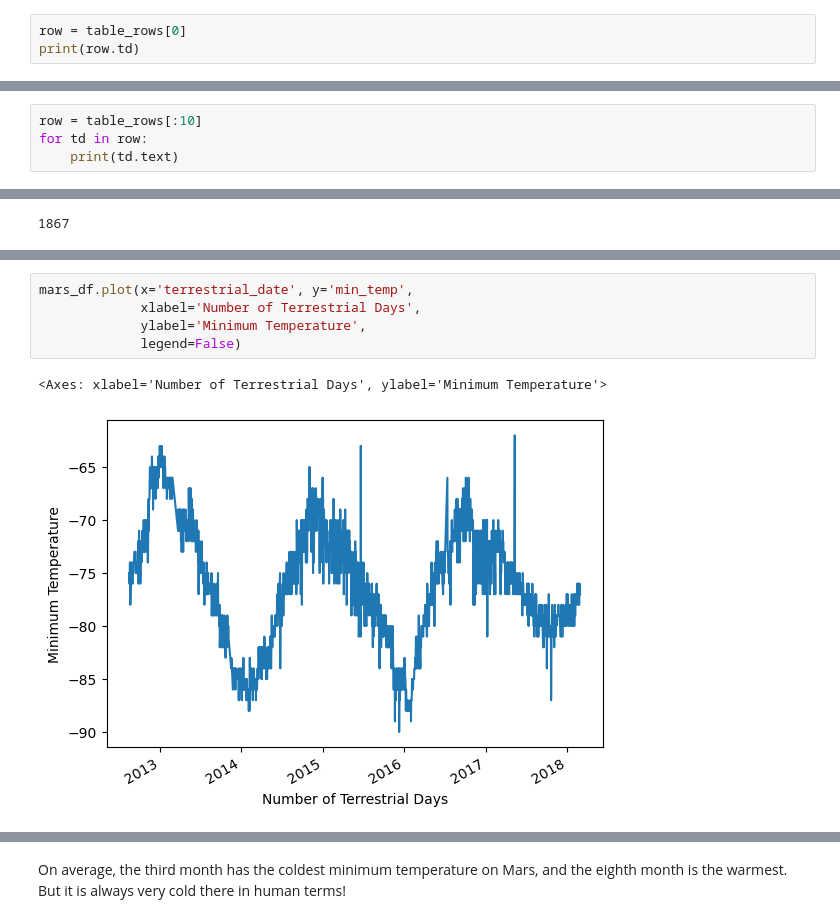
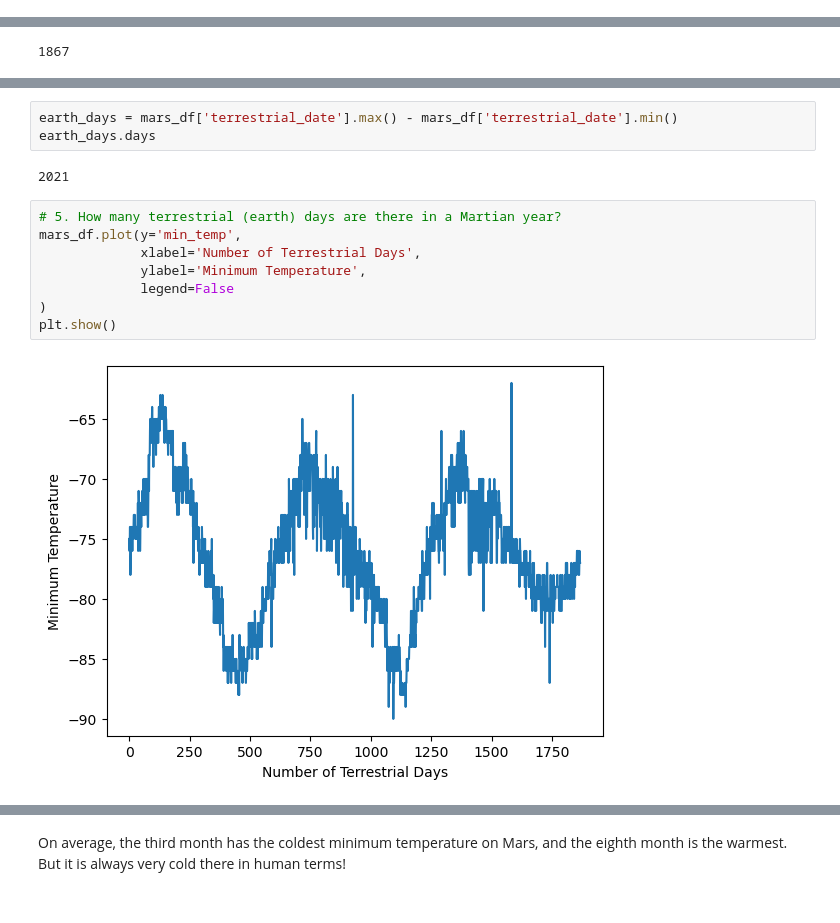
Before and after one commit to TRegan5/data-collection-challenge, a Jupyter notebook: part_2_mars_weather.ipynb, the cells around one changed output, grey strips where cells are left out. Saved outputs shown, nothing was run; the diff lists cells and outputs as text.

```diff
--- a/part_2_mars_weather.ipynb
+++ b/part_2_mars_weather.ipynb
@@ -82,3 +60,0 @@ for r in table_rows[:10]:
-# %%
-row = table_rows[0]
-print(row.td)
@@ -87,4 +60,0 @@ print(row.td)
-# %%
-row = table_rows[:10]
-for td in row:
-    print(td.text)
@@ -280,11 +254,18 @@ avg_pressure.sort_values().plot.bar(ylabel = 'Atmospheric Pressure')
 plt.show()
 # %% [output]
 [figure]
+# %%
+earth_days = mars_df['terrestrial_date'].max() - mars_df['terrestrial_date'].min()
+earth_days.days
+# %% [output]
+2021
 # %%
-mars_df.plot(x='terrestrial_date', y='min_temp',
+# 5. How many terrestrial (earth) days are there in a Martian year?
+mars_df.plot(y='min_temp',
              xlabel='Number of Terrestrial Days',
              ylabel='Minimum Temperature',
-             legend=False)
+             legend=False
+)
+plt.show()
 # %% [output]
-<Axes: xlabel='Number of Terrestrial Days', ylabel='Minimum Temperature'>
-[figure, old version]
+[figure, new version]
```
Also changed, not shown: parts of 13 cells of this notebook, 1 other file.
